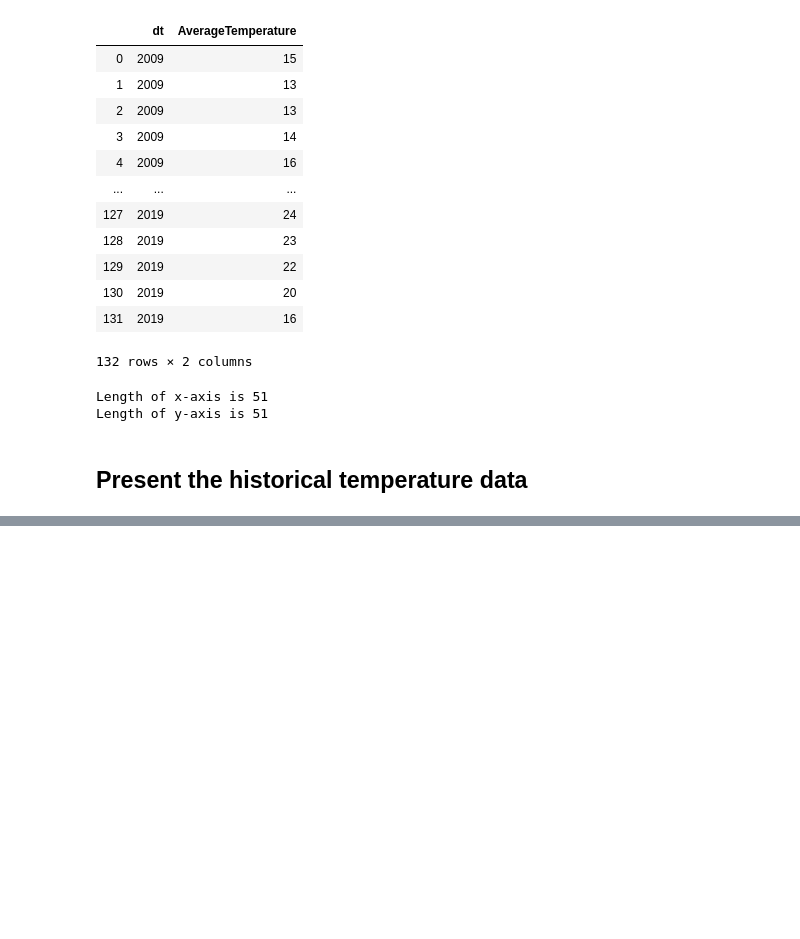
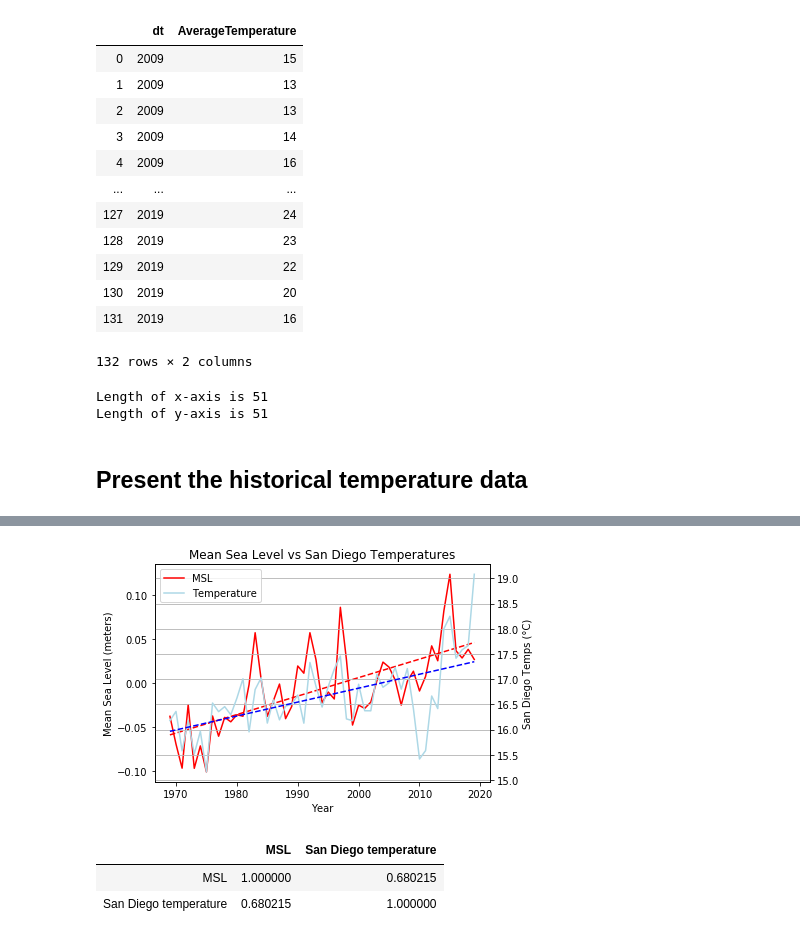
Before and after one commit to giantmagellan/sandiego-climate-analysis, a Jupyter notebook: Steve/San-Diego-temperature.ipynb, the cells around one changed output, grey strips where cells are left out. Cells and saved outputs as stored; diff of their text form; code cells hidden in the pictures; blank space fills up the shorter version.

```diff
--- a/Steve/San-Diego-temperature.ipynb
+++ b/Steve/San-Diego-temperature.ipynb
@@ -179,0 +251,7 @@ df.to_csv('output/Yearly temperature data.csv', index=False)
+# %%
+# plot MSL levels vs. temp over 1969 to 2019
+folder_name_4 = "resources/"
+msl_file = "cleanMSL.csv"
+msl_raw = pd.read_csv(folder_name_4 + msl_file)
+msl_df = msl_raw[['Year', 'MSL']]
+msl_df
@@ -179,0 +272,46 @@ df.to_csv('output/Yearly temperature data.csv', index=False)
+# %%
+# create groupby, which will be used for averaging the monthly CO2 for each year
+msl_group = msl_df.groupby(['Year'])
+msl_yearly_mean = msl_group['MSL'].mean()
+
+# create a temperature array for the y-axis of the plot
+msl_array = msl_yearly_mean.values
+# %%
+# Set linear regression line for MSL (temp is already done)
+slope_msl, intercept_msl, r_value_msl, p_value_msl, std_err_msl = \
+    linregress(year_array, msl_array)
+fit_msl = slope_msl * year_array + intercept_msl
+# %%
+# Plot MSL levels vs temp
+
+fig, ax1 = plt.subplots()
+ax1.plot(year_array, msl_array, color='red', label='MSL')
+
+ax2 = ax1.twinx()
+ax2.plot(year_array, temp_array, color='lightblue', label='Temperature')
+
+# plot the linear
+ax1.plot(year_array, fit_msl, 'r--')
+ax2.plot(year_array, fit_t, 'b--')
+
+lines = ax1.get_lines() + ax2.get_lines()
+plt.legend(lines, [line.get_label() for line in lines], loc='best')
+
+plt.title('Mean Sea Level vs San Diego Temperatures')
+ax1.set_xlabel('Year')
+ax1.set_ylabel('Mean Sea Level (meters)')
+ax2.set_ylabel('San Diego Temps (°C)')
+plt.grid()
+
+plt.savefig('images/MSLTemp.png')
+# %% [output]
+[figure, added]
+# %%
+#correlation between MSL and San Diego mean temperature
+combined_msl_df = pd.DataFrame({'MSL':msl_array,
+                            'San Diego temperature':temp_array})
+combined_msl_df.corr()
+# %% [output]
+|  | MSL | San Diego temperature |
+| MSL | 1.000000 | 0.680215 |
+| San Diego temperature | 0.680215 | 1.000000 |
```
Also changed, not shown: parts of 7 cells of this notebook, 21 other files.
